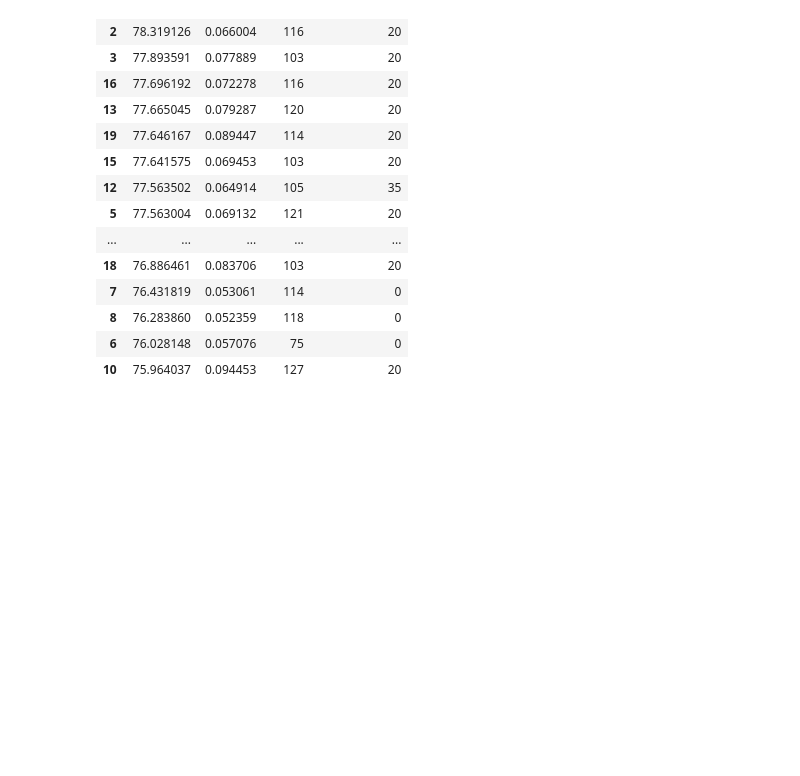
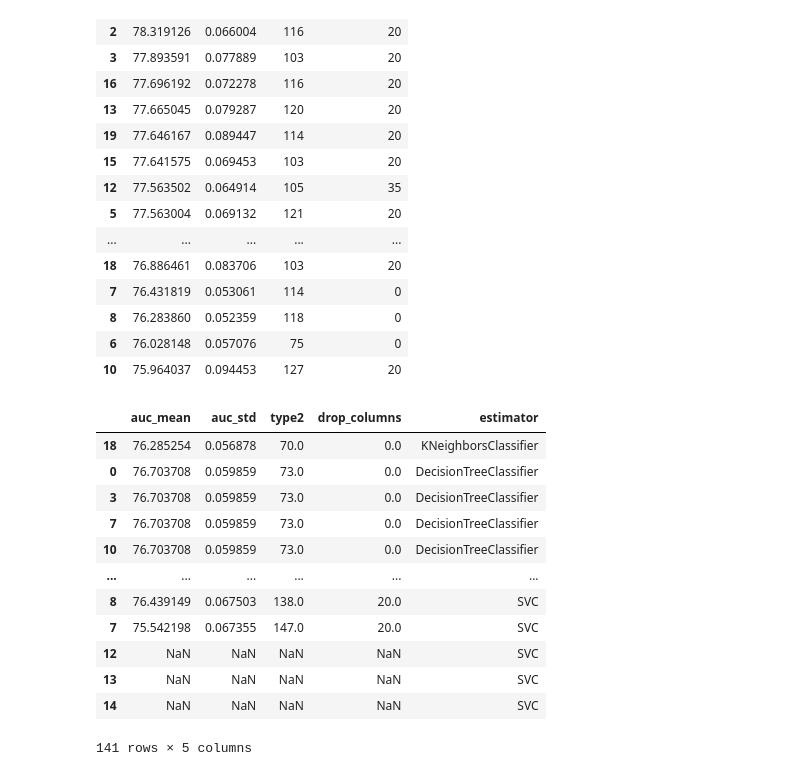
Before and after one commit to FinnHuelsbusch/UniMannheim-DataMining, a Jupyter notebook: Analysis_Dieing.ipynb, the cells around one changed output. Drawn from its saved outputs; the diff is of its cells as text; code cells hidden in the pictures; blank space fills up the shorter version.

```diff
--- a/Analysis_Dieing.ipynb
+++ b/Analysis_Dieing.ipynb
@@ -588,0 +503,16 @@ df_logistic[["auc_mean", "auc_std", "type2", "drop_columns"]].head(20)
+# %%
+df[["auc_mean", "auc_std", "type2", "drop_columns", "estimator"]].sort_values('type2')
+# %% [output]
+|  | auc_mean | auc_std | type2 | drop_columns | estimator |
+| 18 | 76.285254 | 0.056878 | 70.0 | 0.0 | KNeighborsClassifier |
+| 0 | 76.703708 | 0.059859 | 73.0 | 0.0 | DecisionTreeClassifier |
+| 3 | 76.703708 | 0.059859 | 73.0 | 0.0 | DecisionTreeClassifier |
+| 7 | 76.703708 | 0.059859 | 73.0 | 0.0 | DecisionTreeClassifier |
+| 10 | 76.703708 | 0.059859 | 73.0 | 0.0 | DecisionTreeClassifier |
+| ... | ... | ... | ... | ... | ... |
+| 8 | 76.439149 | 0.067503 | 138.0 | 20.0 | SVC |
+| 7 | 75.542198 | 0.067355 | 147.0 | 20.0 | SVC |
+| 12 | NaN | NaN | NaN | NaN | SVC |
+| 13 | NaN | NaN | NaN | NaN | SVC |
+| 14 | NaN | NaN | NaN | NaN | SVC |
+141 rows × 5 columns
```
Also changed, not shown: parts of 18 cells of this notebook.
